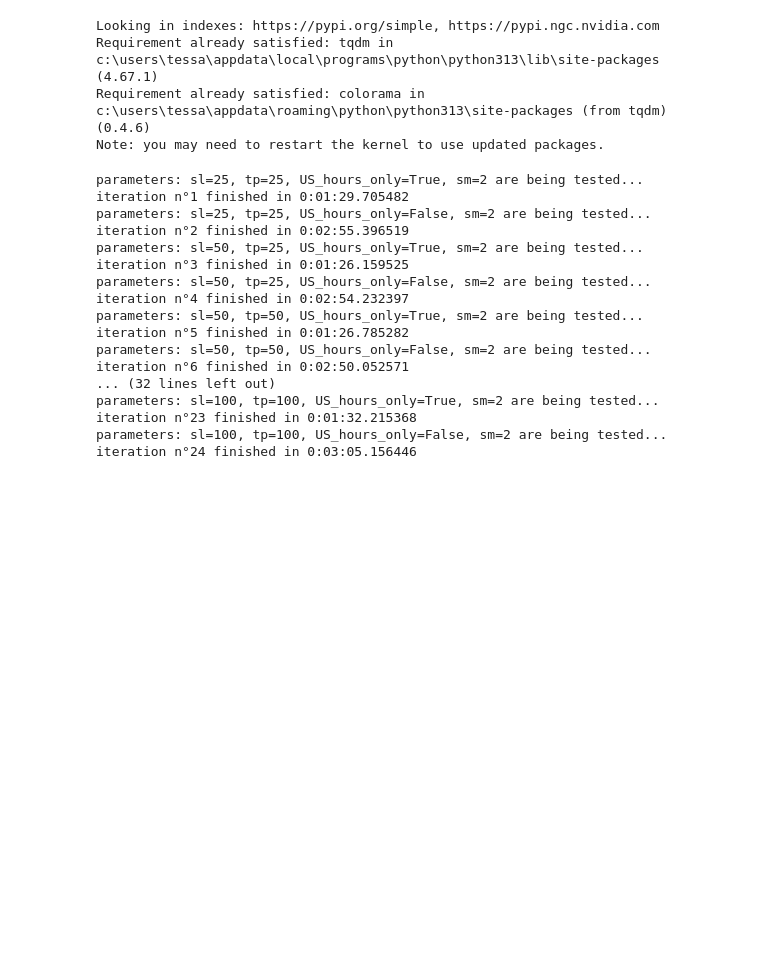
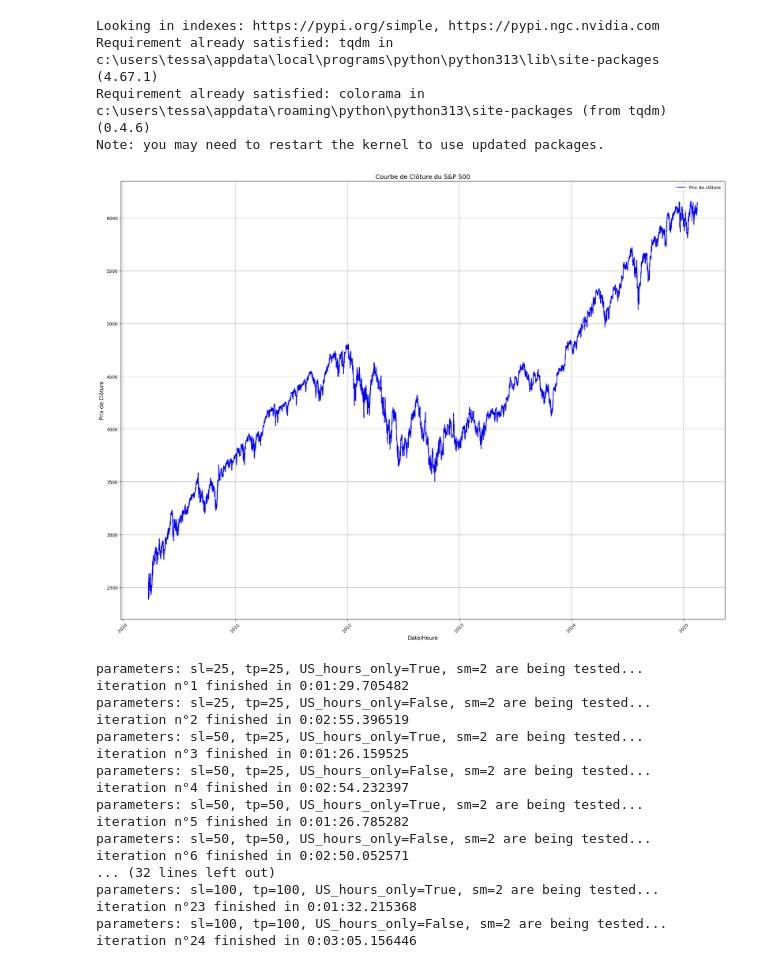
Before and after one commit to tessanix/Backtest_Trading, a Jupyter notebook: strategies_backtest.ipynb, the cells around one changed output. Cells and saved outputs as stored; diff of their text form; code cells hidden in the pictures; blank space fills up the shorter version.

```diff
--- a/strategies_backtest.ipynb
+++ b/strategies_backtest.ipynb
@@ -11,3 +8,20 @@ df_M5 = create_df_M5()
+# %%
+from processing_functions import create_df_M5
+import matplotlib.pyplot as plt
+
+df_M5 = create_df_M5(use3UT=False, chopPeriod=14)
+
+plt.figure(figsize=(20,15))
+plt.plot(df_M5['datetime'], df_M5['close'], label='Prix de clôture', color='b')
+plt.title('Courbe de Clôture du S&P 500', fontsize=14)
+plt.xlabel('Date/Heure', fontsize=12)
+plt.ylabel('Prix de Clôture', fontsize=12)
+plt.xticks(rotation=45)
+plt.grid(True)
+plt.legend()
+plt.tight_layout()
+# %% [output]
+[figure, added]
 # %%
 import strategy_runner
 from strategies.DTP_Strategy import DTP
```
Also changed, not shown: parts of 6 cells of this notebook, 6 other files.
